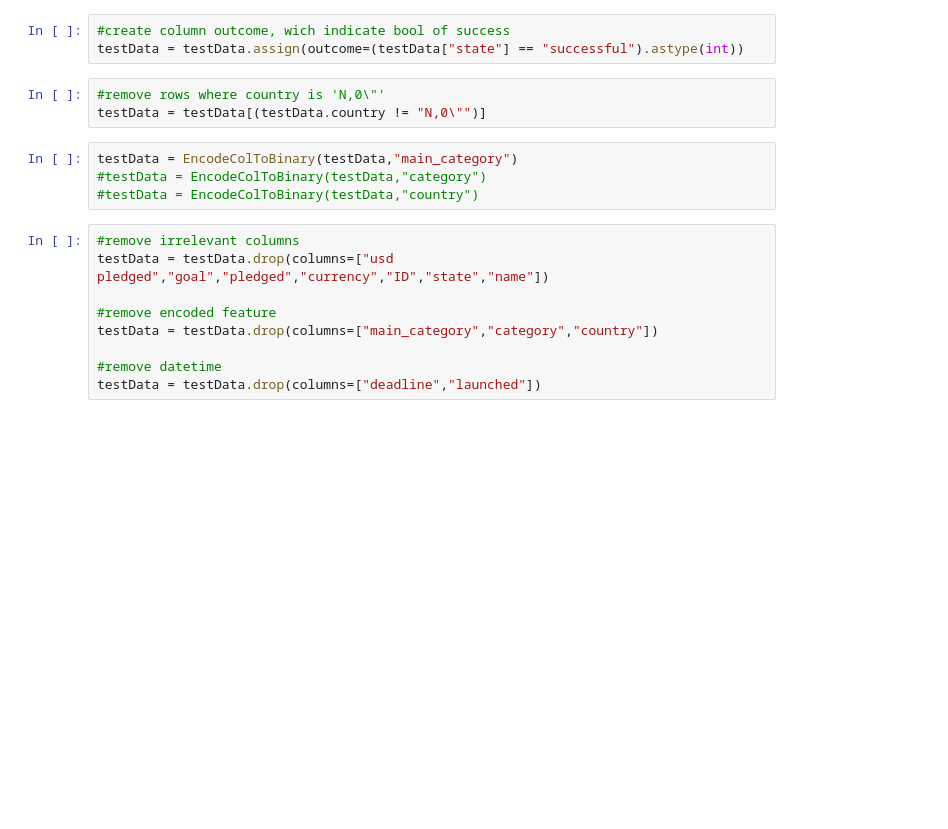
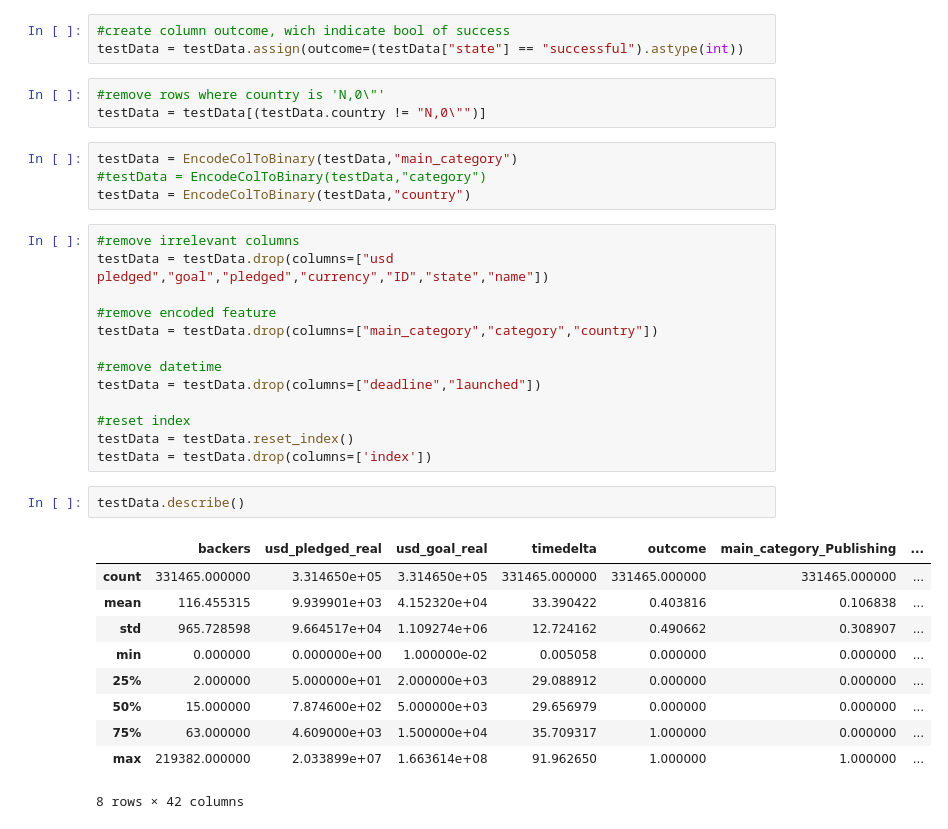
Before and after one commit to TheGuardiaan/Machine-Learning-G34-KICKSTARTER-, a Jupyter notebook: Kickstarter/Python/Final_implementation.ipynb, the cells around one changed output. Drawn from its saved outputs; the diff is of its cells as text; blank space fills up the shorter version.

```diff
--- a/Kickstarter/Python/Final_implementation.ipynb
+++ b/Kickstarter/Python/Final_implementation.ipynb
@@ -27,7 +27,7 @@ testData = testData[(testData.country != "N,0\"")]
 # %%
 testData = EncodeColToBinary(testData,"main_category")
 #testData = EncodeColToBinary(testData,"category")
-#testData = EncodeColToBinary(testData,"country")
+testData = EncodeColToBinary(testData,"country")
 # %%
 #remove irrelevant columns
 testData = testData.drop(columns=["usd pledged","goal","pledged","currency","ID","state","name"])
@@ -37,6 +37,23 @@ testData = testData.drop(columns=["main_category","category","country"])
 
 #remove datetime
 testData = testData.drop(columns=["deadline","launched"])
+
+#reset index
+testData = testData.reset_index()
+testData = testData.drop(columns=['index'])
+# %%
+testData.describe()
+# %% [output]
+|  | backers | usd_pledged_real | usd_goal_real | timedelta | outcome | main_category_Publishing | ... |
+| count | 331465.000000 | 3.314650e+05 | 3.314650e+05 | 331465.000000 | 331465.000000 | 331465.000000 | ... |
+| mean | 116.455315 | 9.939901e+03 | 4.152320e+04 | 33.390422 | 0.403816 | 0.106838 | ... |
+| std | 965.728598 | 9.664517e+04 | 1.109274e+06 | 12.724162 | 0.490662 | 0.308907 | ... |
+| min | 0.000000 | 0.000000e+00 | 1.000000e-02 | 0.005058 | 0.000000 | 0.000000 | ... |
+| 25% | 2.000000 | 5.000000e+01 | 2.000000e+03 | 29.088912 | 0.000000 | 0.000000 | ... |
+| 50% | 15.000000 | 7.874600e+02 | 5.000000e+03 | 29.656979 | 0.000000 | 0.000000 | ... |
+| 75% | 63.000000 | 4.609000e+03 | 1.500000e+04 | 35.709317 | 1.000000 | 0.000000 | ... |
+| max | 219382.000000 | 2.033899e+07 | 1.663614e+08 | 91.962650 | 1.000000 | 1.000000 | ... |
+8 rows × 42 columns
 # %%
 testData.head()
 # %% [output]
```
Also changed, not shown: parts of 22 cells of this notebook, 18 other files.
